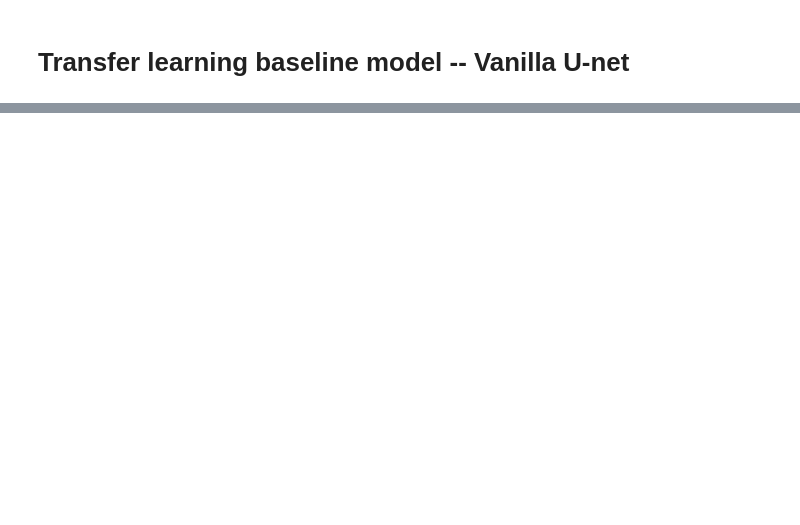
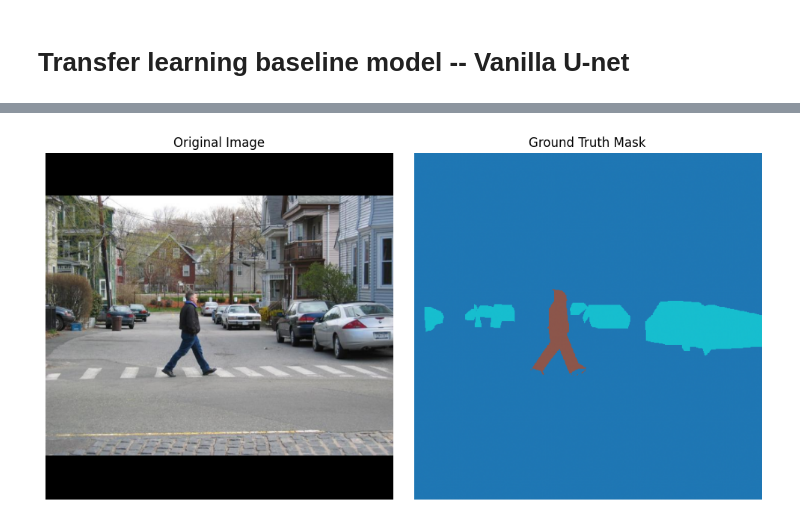
Before and after one commit to San0160/Image-segmentaion, a Jupyter notebook: Image_segmentaion.ipynb, the cells around one changed output, grey strips where cells are left out. Saved outputs shown, nothing was run; the diff lists cells and outputs as text; code cells hidden in the pictures; blank space fills up the shorter version.

```diff
--- a/Image_segmentaion.ipynb
+++ b/Image_segmentaion.ipynb
@@ -780,0 +1066,28 @@ torch.Size([1, 5, 512, 512])
+# %%
+# Get one validation sample
+image, mask = val_dataset[0]
+
+# Convert image back to HWC format
+image = image.permute(1, 2, 0).numpy()
+
+# Convert mask to numpy
+mask = mask.numpy()
+
+plt.figure(figsize=(10,5))
+
+# Original Image
+plt.subplot(1,2,1)
+plt.imshow(image)
+plt.title("Original Image")
+plt.axis("off")
+
+# Ground Truth
+plt.subplot(1,2,2)
+plt.imshow(mask, cmap="tab10")
+plt.title("Ground Truth Mask")
+plt.axis("off")
+
+plt.tight_layout()
+plt.show()
+# %% [output]
+[figure, added]
```
Also changed, not shown: parts of 26 cells of this notebook.
